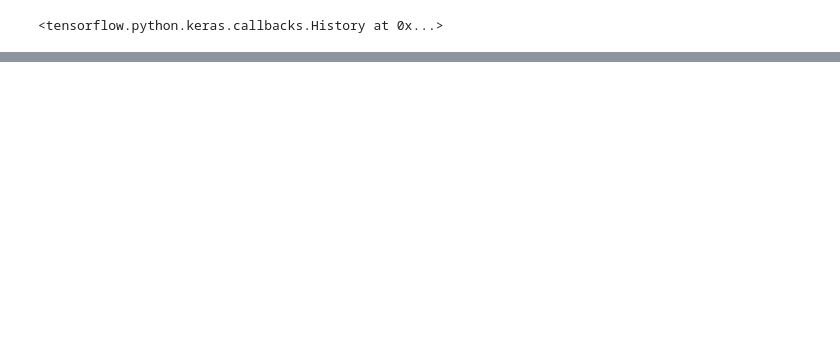
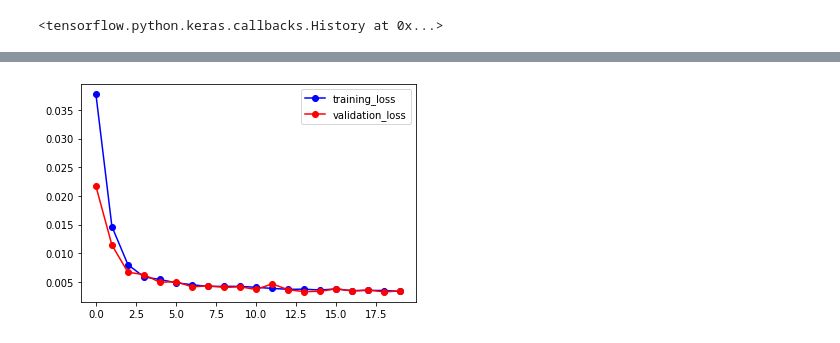
Before and after one commit to sinjy1203/handson_ML, a Jupyter notebook: chapter15.ipynb, the cells around one changed output, grey strips where cells are left out. Drawn from its saved outputs; the diff is of its cells as text; code cells hidden in the pictures; blank space fills up the shorter version.

```diff
--- a/chapter15.ipynb
+++ b/chapter15.ipynb
@@ -349,0 +390,22 @@ from tensorflow import keras
+# %%
+def generate_time_series(batch_size, n_steps):
+    freq1, freq2, offset1, offset2 = np.random.rand(4, batch_size, 1)
+    time = np.linspace(0, 1, n_steps)
+    series = 0.5 * np.sin((time - offset1) * (freq1 * 10 + 10))
+    series += 0.2 * np.sin((time - offset2) * (freq2 * 20 + 20))
+    series += 0.1 * (np.random.rand(batch_size, n_steps) - 0.5)
+    return series[...,np.newaxis].astype(np.float32)
+
+n_steps = 50
+series = generate_time_series(10000, n_steps + 10)
+
+x_train, y_train = series[:7000, :n_steps], series[:7000, -10:, 0]
+x_valid, y_valid = series[7000:9000, :n_steps], series[7000:9000, -10:, 0]
+x_test, y_test = series[9000:, :n_steps], series[9000:, -10:, 0]
+
+y = np.empty((10000, n_steps, 10))
+for step_ahead in range(1, 10 + 1):
+    y[:, :, step_ahead - 1] = series[:, step_ahead:step_ahead + n_steps, 0]
+y_train = y[:7000]
+y_valid = y[7000:9000]
+y_test = y[9000:]
@@ -349,0 +416,14 @@ from tensorflow import keras
+# %%
+model = keras.models.Sequential([
+    keras.layers.GRU(20, return_sequences=True, input_shape=[None, 1]),
+    keras.layers.GRU(20, return_sequences=True),
+    keras.layers.TimeDistributed(keras.layers.Dense(10))
+])
+# %%
+def last_time_step_mse(y_true, y_pred):
+    return keras.metrics.mean_squared_error(y_true[:, -1], y_pred[:, -1])
+
+optimizer = keras.optimizers.Adam(lr=0.01)
+model.compile(loss='mse', optimizer=optimizer, metrics=[last_time_step_mse])
+# %%
+history = model.fit(x_train, y_train, epochs=20, validation_data=(x_valid, y_valid))
@@ -349,0 +457,7 @@ from tensorflow import keras
+# %%
+plt.plot(history.history['last_time_step_mse'], "b-o", label='training_loss')
+plt.plot(history.history['val_last_time_step_mse'], "r-o", label='validation_loss')
+plt.legend()
+plt.show()
+# %% [output]
+[figure, added]
```
Also changed, not shown: parts of 45 cells of this notebook.
